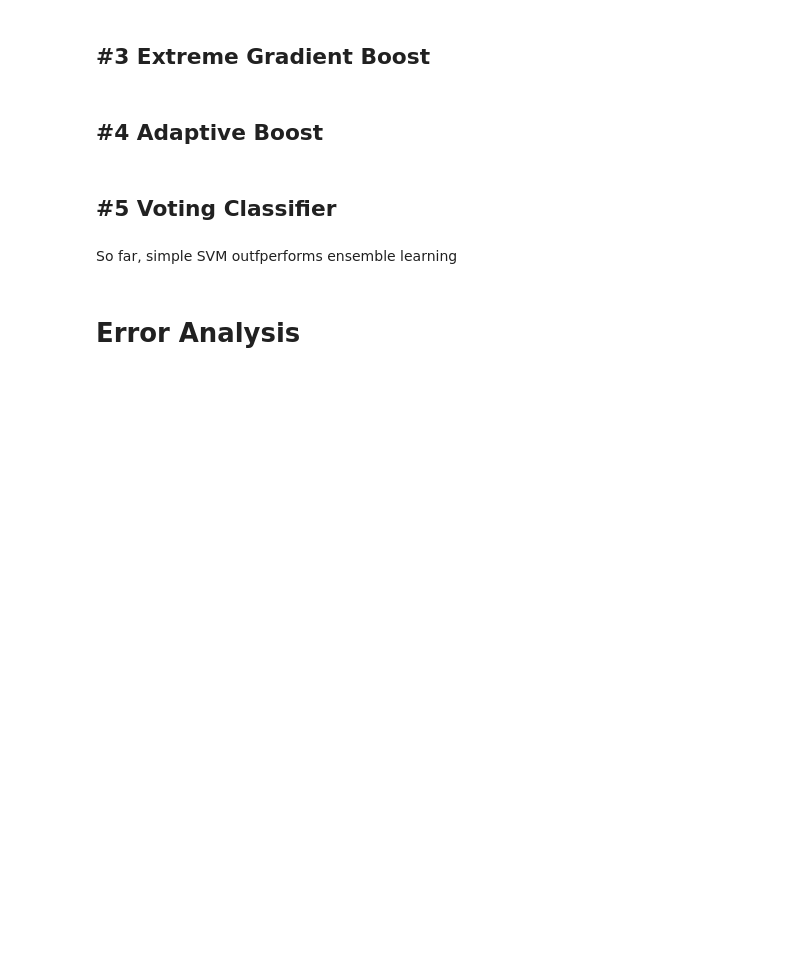
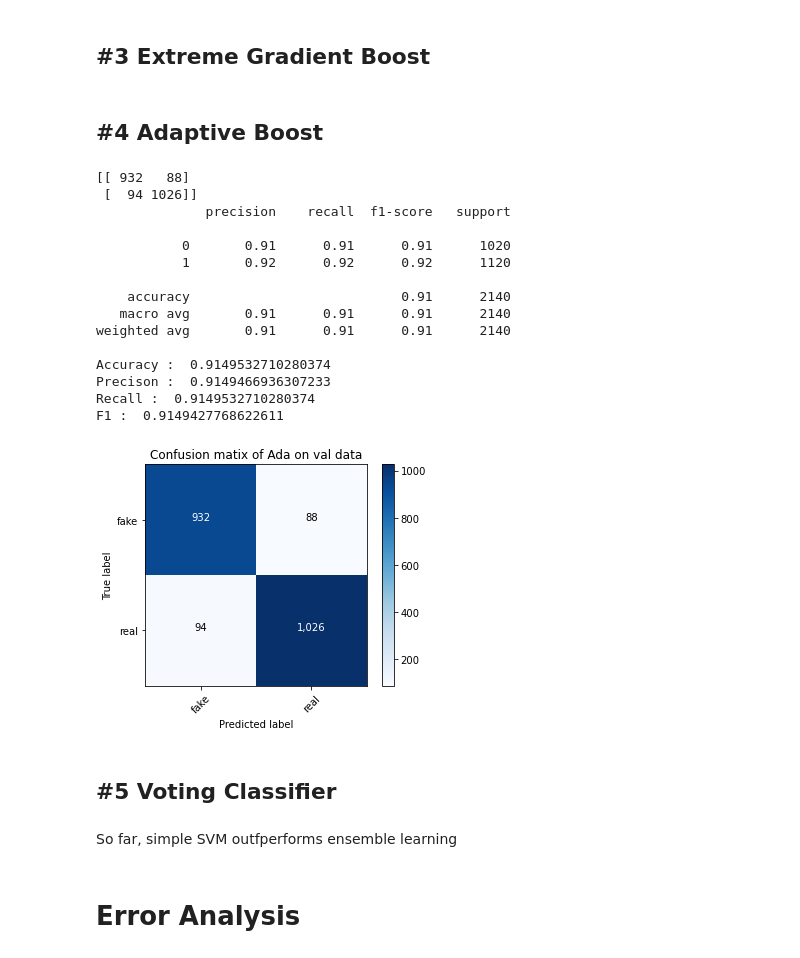
Before and after one commit to smkerr/COVID-fake-news-detection, a Jupyter notebook: model/fine_tuned_model.ipynb, the cells around one changed output. Drawn from its saved outputs; the diff is of its cells as text; code cells hidden in the pictures; blank space fills up the shorter version.

```diff
--- a/model/fine_tuned_model.ipynb
+++ b/model/fine_tuned_model.ipynb
@@ -512,9 +628,26 @@ plot_confusion_matrix(confusion_matrix(y_val, gb_pred),target_names=['fake','rea
 # %%
 #without hyperparameters: f1 = 0.8850370706902788
 # display results
-print_metrics(ada_pred,val['label'])
-plot_confusion_matrix(confusion_matrix(val['label'],ada_pred),target_names=['fake','real'], normalize = False, \
+print_metrics(ada_pred,y_val)
+plot_confusion_matrix(confusion_matrix(y_val,ada_pred),target_names=['fake','real'], normalize = False, \
                       title = 'Confusion matix of Ada on val data')
+# %% [output]
+[[ 932   88]
+ [  94 1026]]
+              precision    recall  f1-score   support
+
+           0       0.91      0.91      0.91      1020
+           1       0.92      0.92      0.92      1120
+
+    accuracy                           0.91      2140
+   macro avg       0.91      0.91      0.91      2140
+weighted avg       0.91      0.91      0.91      2140
+
+Accuracy :  0.9149532710280374
+Precison :  0.9149466936307233
+Recall :  0.9149532710280374
+F1 :  0.9149427768622611
+[figure, added]
 # %% [markdown]
 ## #5 Voting Classifier
 # %%
```
Also changed, not shown: parts of 15 cells of this notebook, 1 other file.
